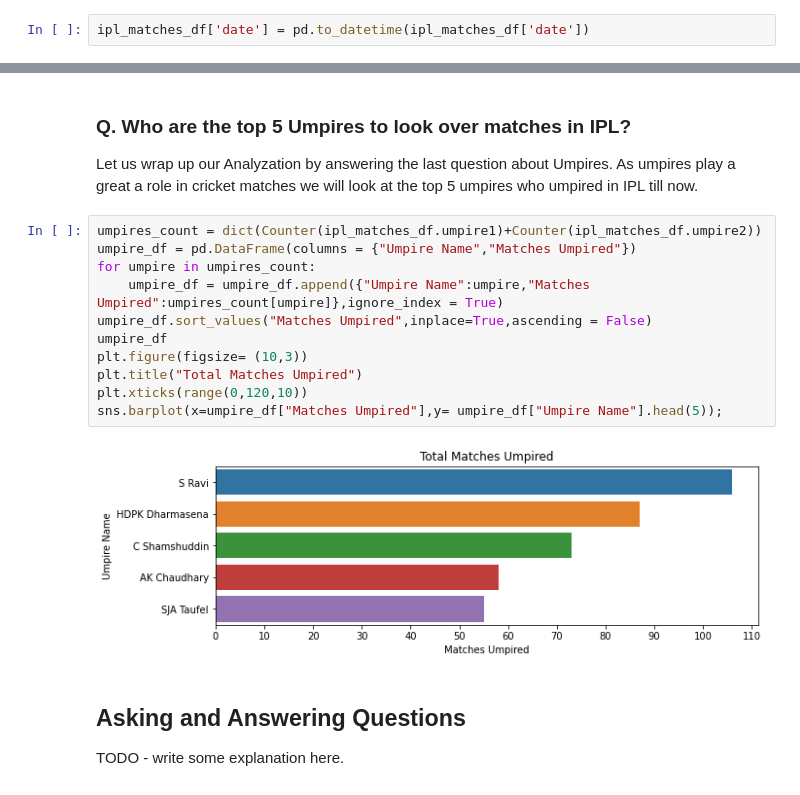
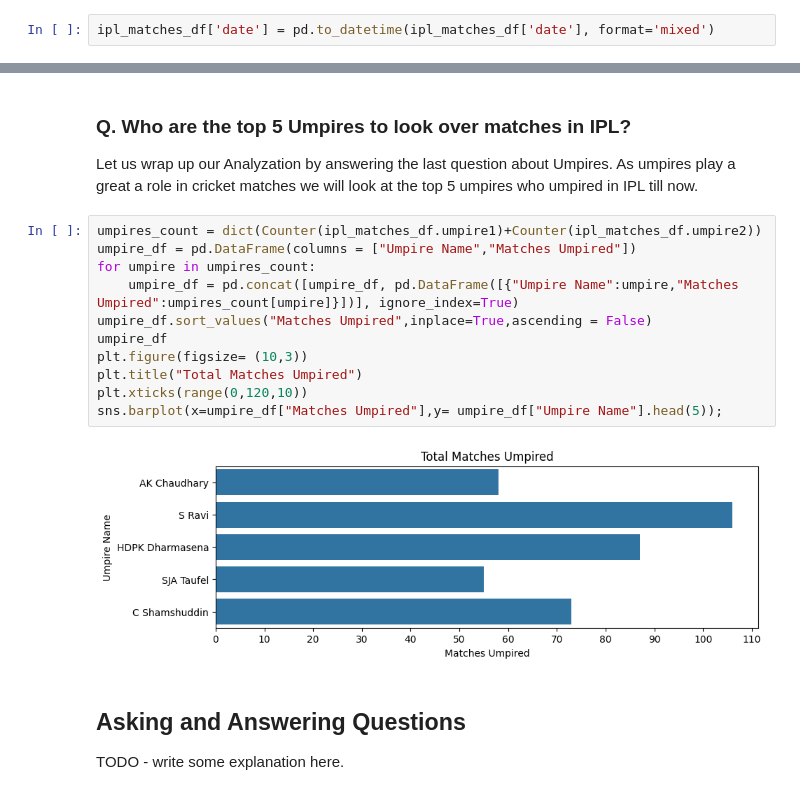
Before and after one commit to nascarsayan/diy-python, a Jupyter notebook: freecodecamp_data_analysis.ipynb, the cells around one changed output, grey strips where cells are left out. Drawn from its saved outputs; the diff is of its cells as text.

```diff
--- a/freecodecamp_data_analysis.ipynb
+++ b/freecodecamp_data_analysis.ipynb
@@ -216,7 +214,7 @@ Data columns (total 16 columns):
 dtypes: int64(5), object(11)
 memory usage: 94.6+ KB
 # %%
-ipl_matches_df['date'] = pd.to_datetime(ipl_matches_df['date'])
+ipl_matches_df['date'] = pd.to_datetime(ipl_matches_df['date'], format='mixed')
 # %% [markdown]
 Checking after converting date into date time
 # %%
@@ -1011,17 +1006,17 @@ In the above chart we can see approx 52% matches depended on extra runs i.e. In
 Let us wrap up our Analyzation by answering the last question about Umpires. As umpires play a great a role in cricket matches we will look at the top 5 umpires who umpired in IPL till now.
 # %%
 umpires_count = dict(Counter(ipl_matches_df.umpire1)+Counter(ipl_matches_df.umpire2))
-umpire_df = pd.DataFrame(columns = {"Umpire Name","Matches Umpired"})
+umpire_df = pd.DataFrame(columns = ["Umpire Name","Matches Umpired"])
 for umpire in umpires_count:
-    umpire_df = umpire_df.append({"Umpire Name":umpire,"Matches Umpired":umpires_count[umpire]},ignore_index = True)
+    umpire_df = pd.concat([umpire_df, pd.DataFrame([{"Umpire Name":umpire,"Matches Umpired":umpires_count[umpire]}])], ignore_index=True)
 umpire_df.sort_values("Matches Umpired",inplace=True,ascending = False)
 umpire_df
 plt.figure(figsize= (10,3))
 plt.title("Total Matches Umpired")
 plt.xticks(range(0,120,10))
 sns.barplot(x=umpire_df["Matches Umpired"],y= umpire_df["Umpire Name"].head(5));
 # %% [output]
-[figure, old version]
+[figure, new version]
 # %% [markdown]
 ## Asking and Answering Questions
 
```
Also changed, not shown: parts of 19 cells of this notebook, 2 other files.
